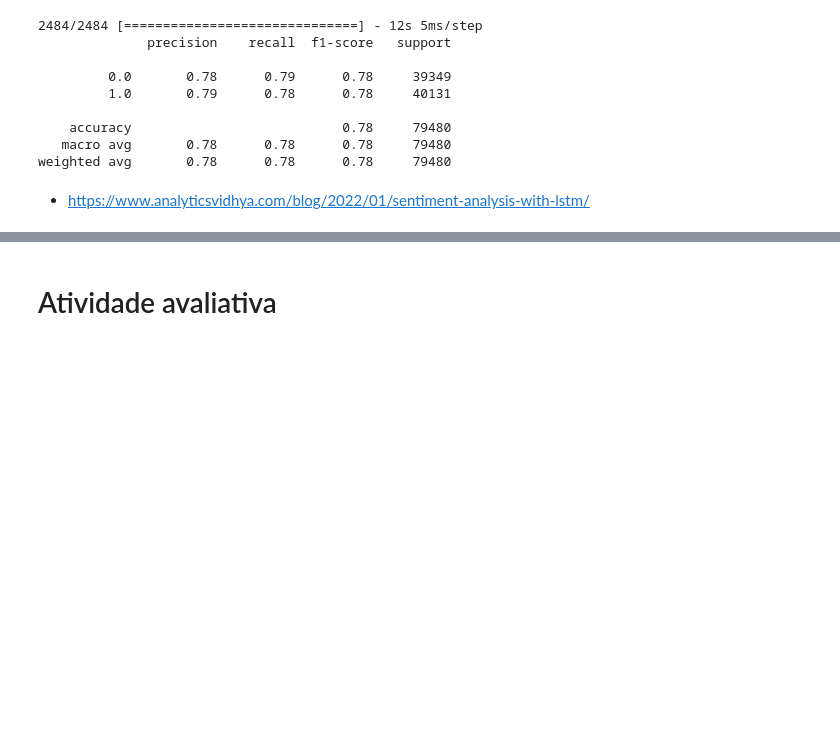
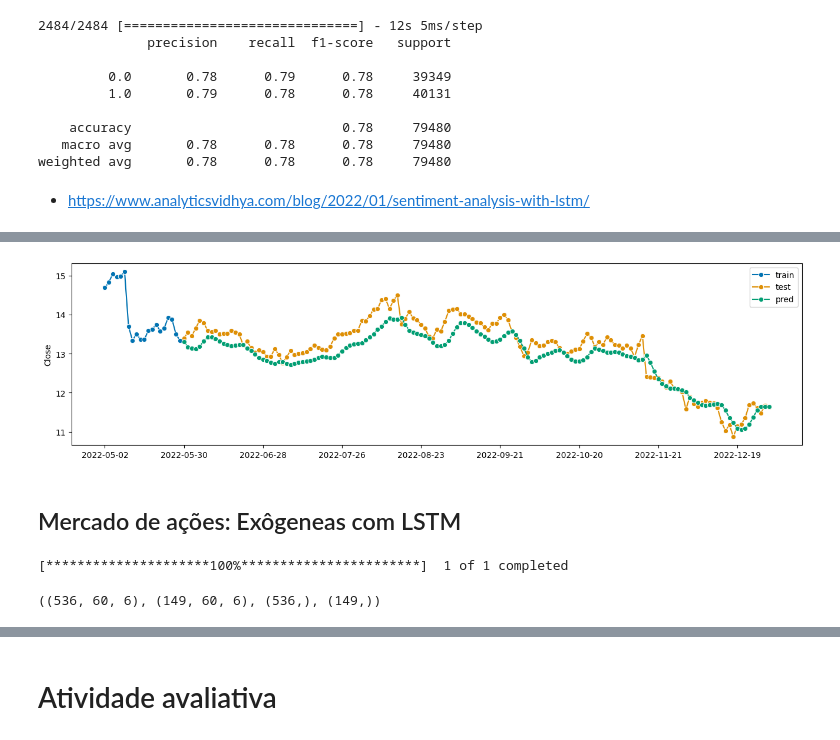
Before and after one commit to leandrocl2005/Curso-basico-de-Python-para-cientistas-de-dados, a Jupyter notebook: aulas/cd_aula_24.ipynb, the cells around one changed output, grey strips where cells are left out. Cells and saved outputs as stored; diff of their text form; code cells hidden in the pictures; blank space fills up the shorter version.

```diff
--- a/aulas/cd_aula_24.ipynb
+++ b/aulas/cd_aula_24.ipynb
@@ -346,0 +518,3 @@ weighted avg       0.78      0.78      0.78     79480
+# %%
+model = get_model()
+model.fit(x_train, y_train, batch_size= 1, epochs=3)
@@ -346,0 +529,4 @@ weighted avg       0.78      0.78      0.78     79480
+# %%
+y_pred = model.predict(x_test)
+y_pred = scaler.inverse_transform(y_pred)
+print("RMSE", np.sqrt(np.mean(y_pred - y_test)**2))
@@ -346,0 +536,3 @@ weighted avg       0.78      0.78      0.78     79480
+# %%
+df.index = df.index.to_period(freq='D')
+df.index
@@ -346,0 +548,20 @@ weighted avg       0.78      0.78      0.78     79480
+# %%
+df["Pred"] = 1
+df["Pred"][len(train_data):] = y_pred.ravel()
+# %%
+train = df.iloc[:len(train_data)]['Close']
+test = df.iloc[len(train_data):]['Close']
+pred = df.iloc[len(train_data):]['Pred']
+plot_series(train[-20:], test, pred, labels=['train', 'test', 'pred'])
+plt.show()
+# %% [output]
+[figure, added]
+# %% [markdown]
+## Mercado de ações: Exôgeneas com LSTM
+# %%
+df = yf.download(
+    'TAEE3.SA',
+    start='2020-01-01',
+    end='2022-12-31')
+# %% [output]
+[*********************100%***********************]  1 of 1 completed
@@ -346,0 +596,4 @@ weighted avg       0.78      0.78      0.78     79480
+# %%
+x_train.shape, x_test.shape, y_train.shape, y_test.shape
+# %% [output]
+((536, 60, 6), (149, 60, 6), (536,), (149,))
```
Also changed, not shown: parts of 28 cells of this notebook.
